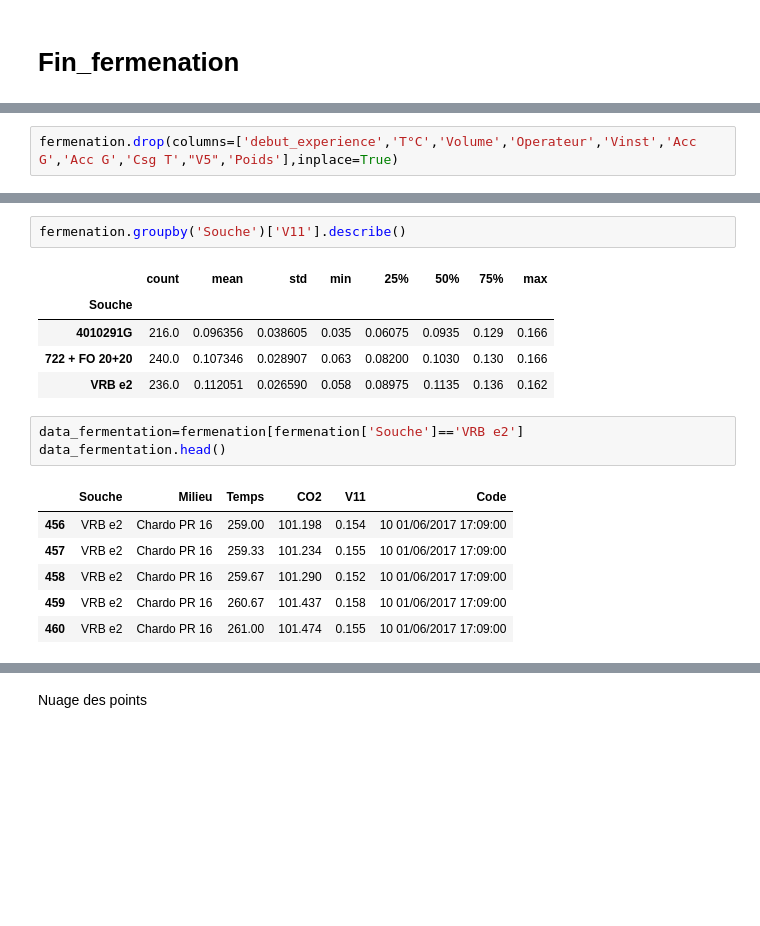
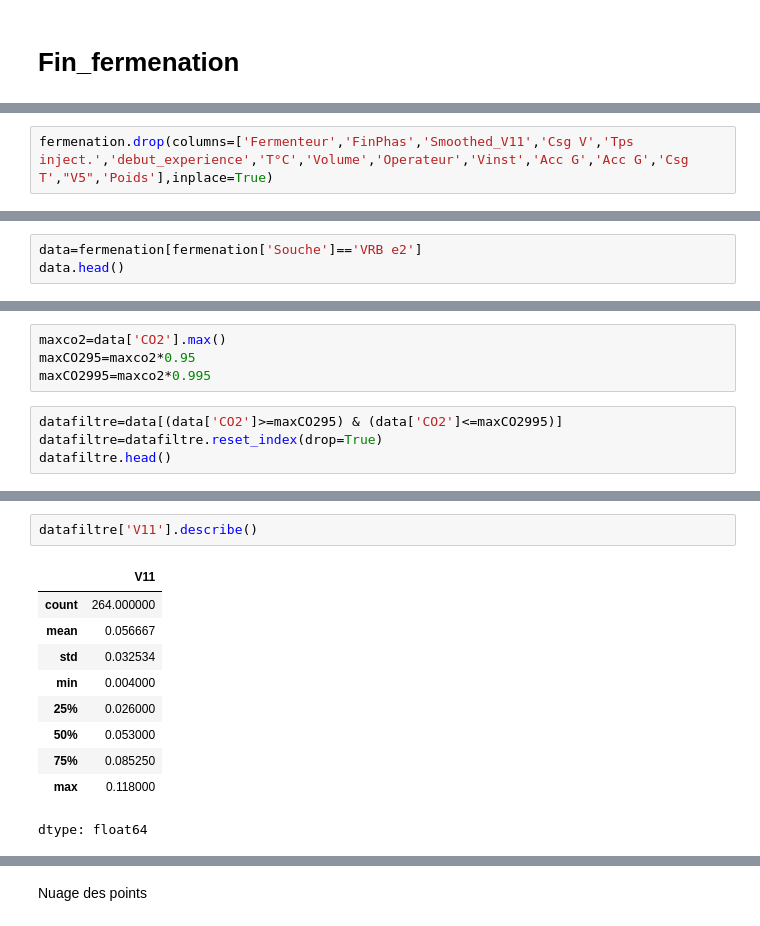
Before and after one commit to bigirimanainnocent12/Regresion_lineaire, a Jupyter notebook: CODE_RAPPORT_DE_STAGE.ipynb, the cells around one changed output, grey strips where cells are left out. Drawn from its saved outputs; the diff is of its cells as text; blank space fills up the shorter version.

```diff
--- a/CODE_RAPPORT_DE_STAGE.ipynb
+++ b/CODE_RAPPORT_DE_STAGE.ipynb
@@ -306,5 +272,5 @@ display(fermenation.head())
 # %%
-fermenation.drop(columns=['debut_experience','T°C','Volume','Operateur','Vinst','Acc G','Acc G','Csg T',"V5",'Poids'],inplace=True)
+fermenation.drop(columns=['Fermenteur','FinPhas','Smoothed_V11','Csg V','Tps inject.','debut_experience','T°C','Volume','Operateur','Vinst','Acc G','Acc G','Csg T',"V5",'Poids'],inplace=True)
 # %%
 fermenation.info()
 # %% [output]
@@ -323,0 +289,3 @@ memory usage: 32.6+ KB
+# %%
+data=fermenation[fermenation['Souche']=='VRB e2']
+data.head()
@@ -323,0 +299,8 @@ memory usage: 32.6+ KB
+# %%
+maxco2=data['CO2'].max()
+maxCO295=maxco2*0.95
+maxCO2995=maxco2*0.995
+# %%
+datafiltre=data[(data['CO2']>=maxCO295) & (data['CO2']<=maxCO2995)]
+datafiltre=datafiltre.reset_index(drop=True)
+datafiltre.head()
@@ -324,18 +314,13 @@ memory usage: 32.6+ KB
 # %%
-fermenation.groupby('Souche')['V11'].describe()
+datafiltre['V11'].describe()
 # %% [output]
-|  | count | mean | std | min | 25% | 50% | 75% | max |
-| Souche |  |  |  |  |  |  |  |  |
-| 4010291G | 216.0 | 0.096356 | 0.038605 | 0.035 | 0.06075 | 0.0935 | 0.129 | 0.166 |
-| 722 + FO 20+20 | 240.0 | 0.107346 | 0.028907 | 0.063 | 0.08200 | 0.1030 | 0.130 | 0.166 |
-| VRB e2 | 236.0 | 0.112051 | 0.026590 | 0.058 | 0.08975 | 0.1135 | 0.136 | 0.162 |
+|  | V11 |
+| count | 264.000000 |
+| mean | 0.056667 |
+| std | 0.032534 |
+| min | 0.004000 |
+| 25% | 0.026000 |
+| 50% | 0.053000 |
+| 75% | 0.085250 |
+| max | 0.118000 |
+dtype: float64
-# %%
-data_fermentation=fermenation[fermenation['Souche']=='VRB e2']
-data_fermentation.head()
-# %% [output]
-|  | Souche | Milieu | Temps | CO2 | V11 | Code |
-| 456 | VRB e2 | Chardo PR 16 | 259.00 | 101.198 | 0.154 | 10 01/06/2017 17:09:00 |
-| 457 | VRB e2 | Chardo PR 16 | 259.33 | 101.234 | 0.155 | 10 01/06/2017 17:09:00 |
-| 458 | VRB e2 | Chardo PR 16 | 259.67 | 101.290 | 0.152 | 10 01/06/2017 17:09:00 |
-| 459 | VRB e2 | Chardo PR 16 | 260.67 | 101.437 | 0.158 | 10 01/06/2017 17:09:00 |
-| 460 | VRB e2 | Chardo PR 16 | 261.00 | 101.474 | 0.155 | 10 01/06/2017 17:09:00 |
```
Also changed, not shown: parts of 16 cells of this notebook.
